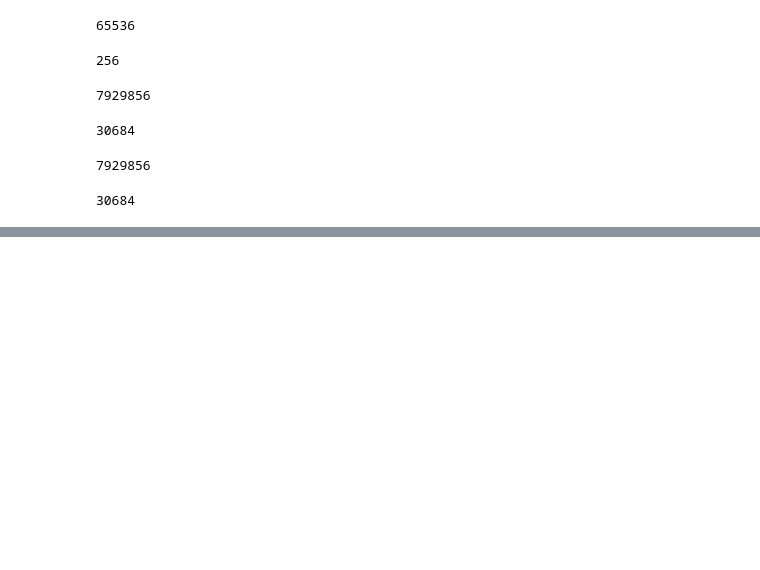
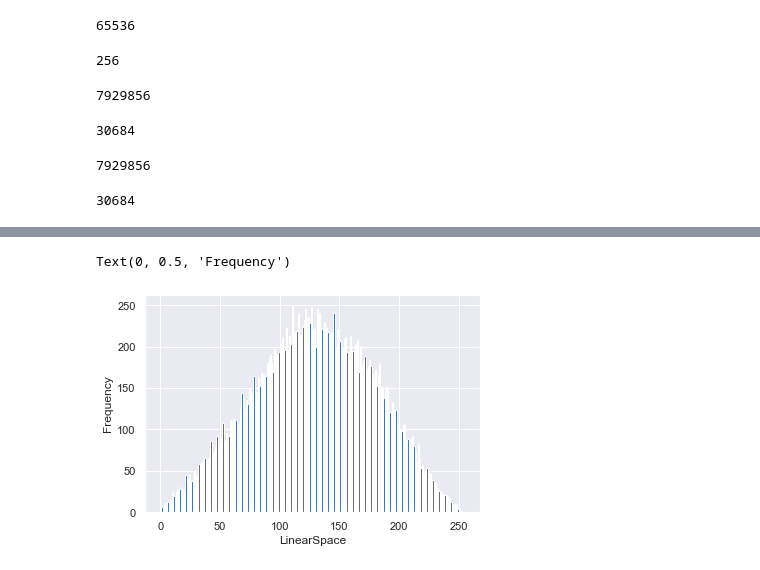
Before and after one commit to arpit2412/Generative-Adversarial-Network-, a Jupyter notebook: CycleGAN/Histogram_Plot.ipynb, the cells around one changed output, grey strips where cells are left out. Drawn from its saved outputs; the diff is of its cells as text; code cells hidden in the pictures; blank space fills up the shorter version.

```diff
--- a/CycleGAN/Histogram_Plot.ipynb
+++ b/CycleGAN/Histogram_Plot.ipynb
@@ -866,0 +888,3 @@ len(linear_unique)
+# %%
+# Creating DataFrame
+unique_wholeDataset = pd.DataFrame(list(zip(unique_quant,linear_unique)), columns=['RGB','LinearSpace'])
@@ -866,0 +934,7 @@ len(linear_unique)
+# %%
+plt.hist(unique_wholeDataset['LinearSpace'], bins=range(256))
+plt.xlabel("LinearSpace")
+plt.ylabel('Frequency')
+# %% [output]
+Text(0, 0.5, 'Frequency')
+[figure, added]
```
Also changed, not shown: parts of 8 cells of this notebook.
